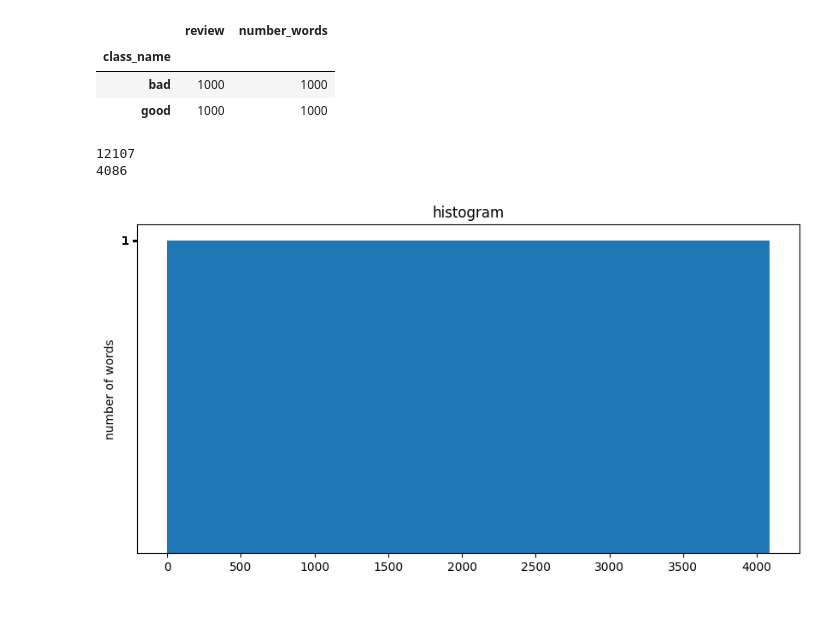
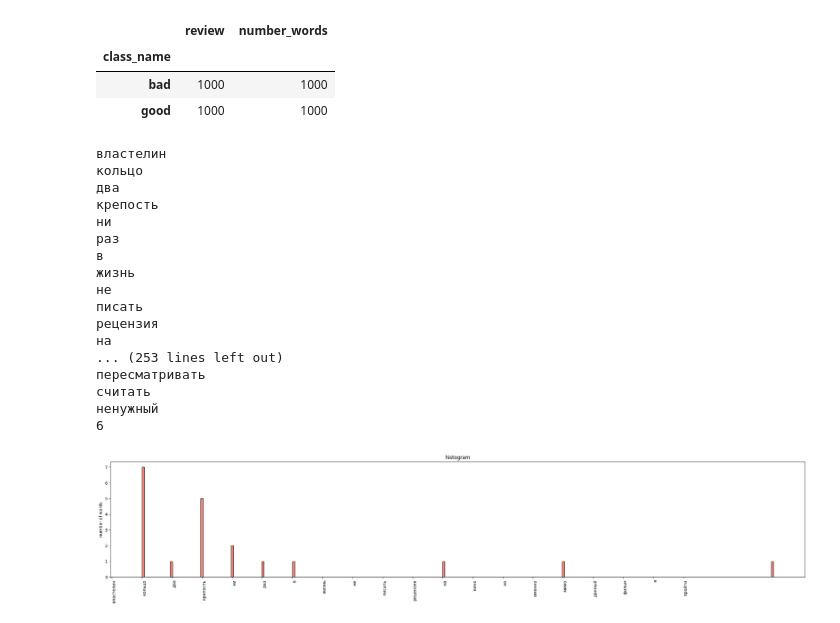
Before and after one commit to d7anSeR/lab4_python, a Jupyter notebook: main_lb4.ipynb, the cells around one changed output. Cells and saved outputs as stored; diff of their text form; code cells hidden in the pictures.

```diff
--- a/main_lb4.ipynb
+++ b/main_lb4.ipynb
@@ -35,9 +42,9 @@ def create_new_df(df: pd.DataFrame, limit: int) -> pd.DataFrame:
     return df[df['number_words'] <= limit][['class_name', 'review', 'number_words']]
 
 
-def create_df_metka(df: pd.DataFrame, metka: str) -> pd.DataFrame:
+def create_df_metka(df: pd.DataFrame, label: str) -> pd.DataFrame:
     '''create new DataFrame by label'''
-    return df[df['class_name'] == metka][['class_name', 'review', 'number_words']]
+    return df[df['class_name'] == label][['class_name', 'review', 'number_words']]
 
 
 def group_df(df: pd.DataFrame) -> pd.DataFrame:
@@ -61,27 +68,18 @@ def lemmatize(text) -> list:
     return new_list
 
 
-def create_histog(df: pd.DataFrame, metka) -> plt.Figure:
+def create_histog(df: pd.DataFrame, label: str) -> plt.Figure:
     '''create histogram'''
     dict = {}
-    list_word = []
     tmp_list = []
-    key_list = []
-    df = df[df['class_name'] == metka][['review']]
+    df = df[df['class_name'] == label][['review']]
     for text in df['review']:
-        tt = str.maketrans(dict.fromkeys(string.punctuation))
-        elem = text.translate(tt)
-        if elem is not None:
-            list_words = elem.split()
-        for word in list_words:
-            p = morph.parse(word)[0]
-            list_word.append(p.normal_form)
-    for word in list_word:
+        list_new = lemmatize(text)
+    for word in list_new:
         if word not in dict.keys():
-            dict[word] = list_word.count(word)
-            tmp_list.append(list_word.count(word))
-            key_list.append(word)
-    return tmp_list, key_list
+            dict[word] = list_new.count(word)
+            tmp_list.append(list_new.count(word))
+    return tmp_list, dict
 # %% [markdown]
 create DataFrame
 # %%
@@ -192,20 +193,37 @@ minimum 35
 | bad | 1000 | 1000 |
 | good | 1000 | 1000 |
 # %%
-list_t, key_list = create_histog(df, 'good')
+list_t, dict = create_histog(df, 'good')
-# %%
-fig = plt.figure(figsize=(10, 5))
-plt.ylabel('number of words')
-plt.title('histogram')
-
-list_tmp = list(range(1, len(list_t) + 1))
-plt.yticks(list_t)
-plt.hist(list_tmp, bins=4086)
-# plt.bar(range(1, len(list_t) + 1), list_t, color='steelblue', width=1)
-#print(len(dic))
-print(len(list_t))
-plt.show()
-# %% [output]
-12107
-4086
-[figure, removed]
+# %%
+plt.figure(figsize=(30, 5))
+plt.ylabel('number of words')
+plt.title('histogram')
+
+new = []
+for elem in dict:
+    print(elem)
+    new.append(elem)
+plt.hist(list_t[:20], bins=len(list_t), color = 'salmon', edgecolor = 'black')
+# plt.bar(list_tmp, new, color='steelblue', width=1)
+plt.xticks(np.arange(len(list_t[:20])), new[:20], rotation=90, horizontalalignment='left')
+
+plt.show()
+# %% [output]
+властелин
+кольцо
+два
+крепость
+ни
+раз
+в
+жизнь
+не
+писать
+рецензия
+на
+... (253 lines left out)
+пересматривать
+считать
+ненужный
+6
+[figure, added]
```
Also changed, not shown: parts of 3 cells of this notebook.
